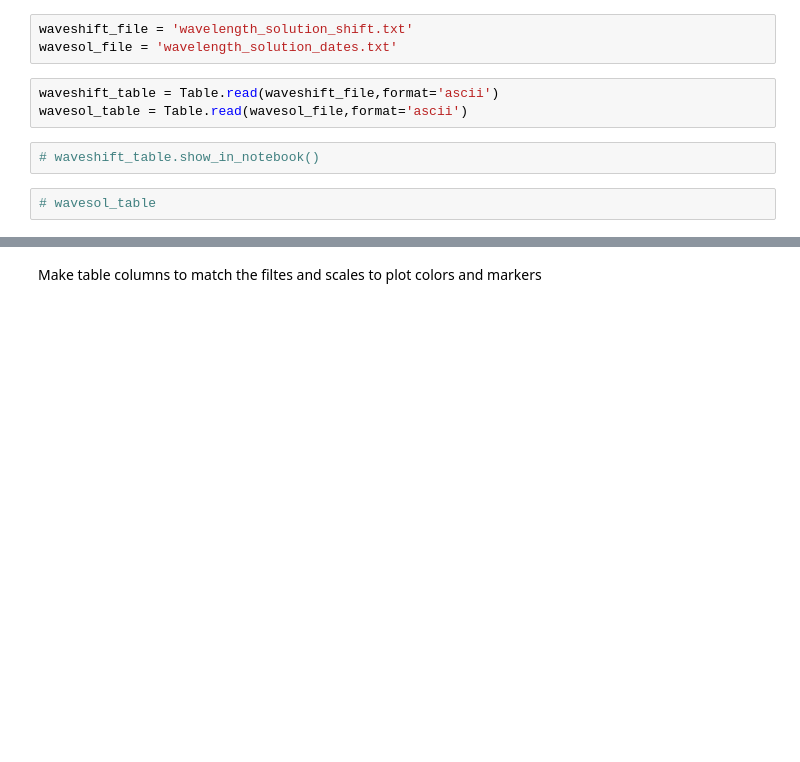
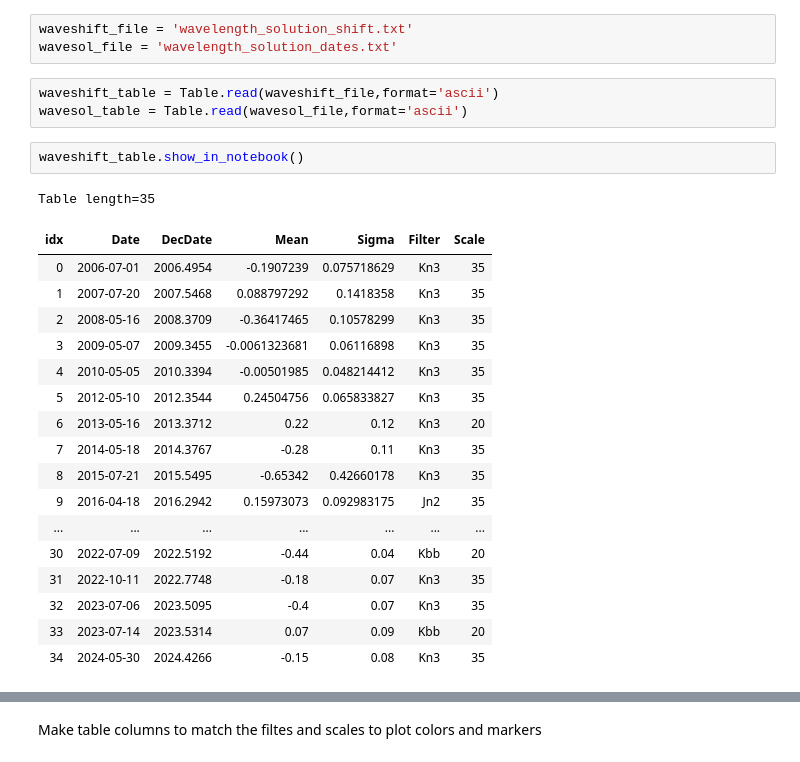
Before and after one commit to Keck-DataReductionPipelines/OsirisDRP, a Jupyter notebook: data/Plot_Wavelength_Shift_Time_Dependence.ipynb, the cells around one changed output, grey strips where cells are left out. Drawn from its saved outputs; the diff is of its cells as text; blank space fills up the shorter version.

```diff
--- a/data/Plot_Wavelength_Shift_Time_Dependence.ipynb
+++ b/data/Plot_Wavelength_Shift_Time_Dependence.ipynb
@@ -16,7 +16,24 @@ wavesol_file = 'wavelength_solution_dates.txt'
 # %%
 waveshift_table = Table.read(waveshift_file,format='ascii')
 wavesol_table = Table.read(wavesol_file,format='ascii')
-# %%
-# waveshift_table.show_in_notebook()
-# %%
-# wavesol_table
+# %%
+waveshift_table.show_in_notebook()
+# %% [output]
+Table length=35
+| idx | Date | DecDate | Mean | Sigma | Filter | Scale |
+| 0 | 2006-07-01 | 2006.4954 | -0.1907239 | 0.075718629 | Kn3 | 35 |
+| 1 | 2007-07-20 | 2007.5468 | 0.088797292 | 0.1418358 | Kn3 | 35 |
+| 2 | 2008-05-16 | 2008.3709 | -0.36417465 | 0.10578299 | Kn3 | 35 |
+| 3 | 2009-05-07 | 2009.3455 | -0.0061323681 | 0.06116898 | Kn3 | 35 |
+| 4 | 2010-05-05 | 2010.3394 | -0.00501985 | 0.048214412 | Kn3 | 35 |
+| 5 | 2012-05-10 | 2012.3544 | 0.24504756 | 0.065833827 | Kn3 | 35 |
+| 6 | 2013-05-16 | 2013.3712 | 0.22 | 0.12 | Kn3 | 20 |
+| 7 | 2014-05-18 | 2014.3767 | -0.28 | 0.11 | Kn3 | 35 |
+| 8 | 2015-07-21 | 2015.5495 | -0.65342 | 0.42660178 | Kn3 | 35 |
+| 9 | 2016-04-18 | 2016.2942 | 0.15973073 | 0.092983175 | Jn2 | 35 |
+| ... | ... | ... | ... | ... | ... | ... |
+| 30 | 2022-07-09 | 2022.5192 | -0.44 | 0.04 | Kbb | 20 |
+| 31 | 2022-10-11 | 2022.7748 | -0.18 | 0.07 | Kn3 | 35 |
+| 32 | 2023-07-06 | 2023.5095 | -0.4 | 0.07 | Kn3 | 35 |
+| 33 | 2023-07-14 | 2023.5314 | 0.07 | 0.09 | Kbb | 20 |
+| 34 | 2024-05-30 | 2024.4266 | -0.15 | 0.08 | Kn3 | 35 |
```
Also changed, not shown: parts of 5 cells of this notebook, 1 other file.
